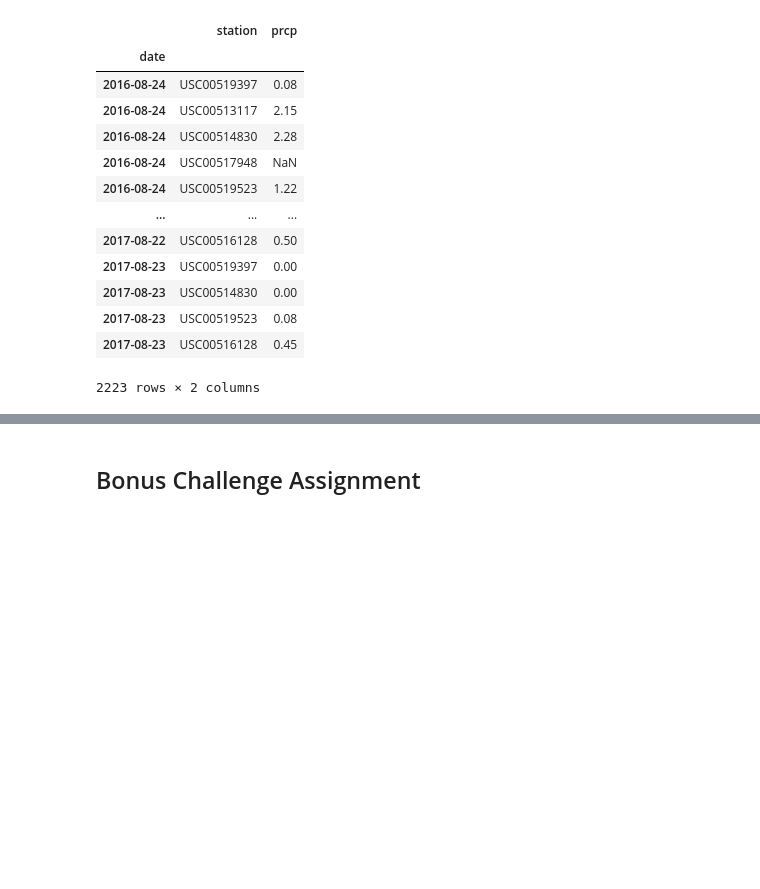
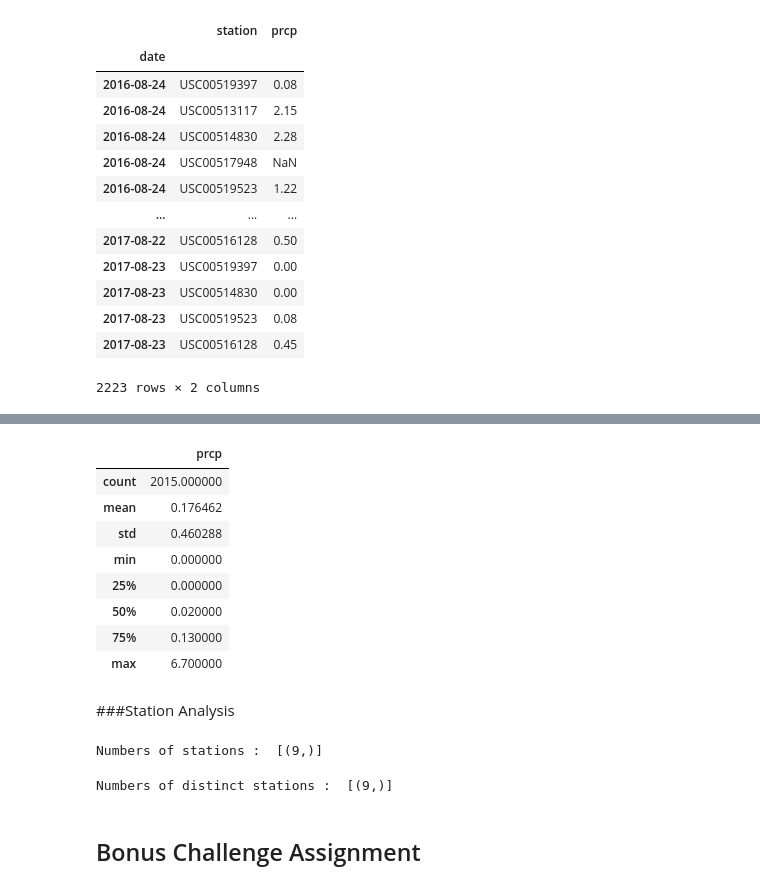
Before and after one commit to PamTT/sqlalchemy-challenge, a Jupyter notebook: climate_starter.ipynb, the cells around one changed output, grey strips where cells are left out. Cells and saved outputs as stored; diff of their text form; code cells hidden in the pictures; blank space fills up the shorter version.

Commit message:
added station counts

```diff
--- a/climate_starter.ipynb
+++ b/climate_starter.ipynb
@@ -258,10 +254,31 @@ measurement_prcp_df.describe()
 # %%
-last_12months_measurement_prcp_df.describe()
+last_12months_df.describe()
+# %% [output]
+|  | prcp |
+| count | 2015.000000 |
+| mean | 0.176462 |
+| std | 0.460288 |
+| min | 0.000000 |
+| 25% | 0.000000 |
+| 50% | 0.020000 |
+| 75% | 0.130000 |
+| max | 6.700000 |
+# %% [markdown]
+###Station Analysis
 # %%
 # Design a query to show how many stations are available in this dataset?
 #engine.execute('SELECT * FROM station').fetchall()
-number_stations = session.query(func.count(Station.station)).all()
+number_stations_from_Station = session.query(func.count(Station.station)).all()
+number_stations_from_Station
 print( "Numbers of stations : ", number_stations)
+# %% [output]
+Numbers of stations :  [(9,)]
+# %%
+number_stations_from_Measurement = session.query(Measurement).distinct(Measurement.station).group_by(Measurement.station).count()
+number_stations_from_Measurement
+print( "Numbers of distinct stations : ", number_stations)
+# %% [output]
+Numbers of distinct stations :  [(9,)]
 # %%
 # What are the most active stations? (i.e. what stations have the most rows)?
 # List the stations and the counts in descending order.
```
Also changed, not shown: parts of 3 cells of this notebook.
